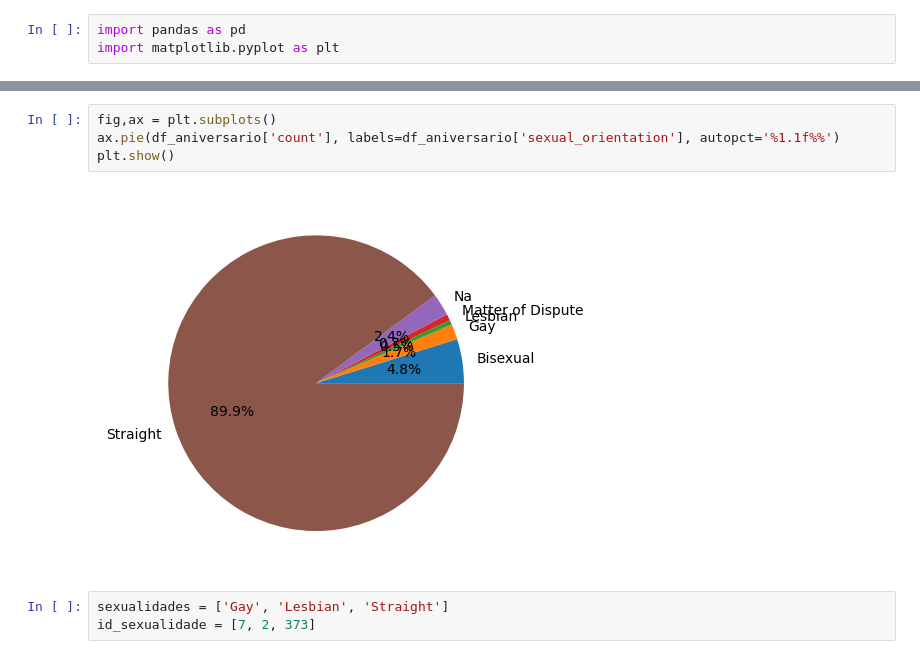
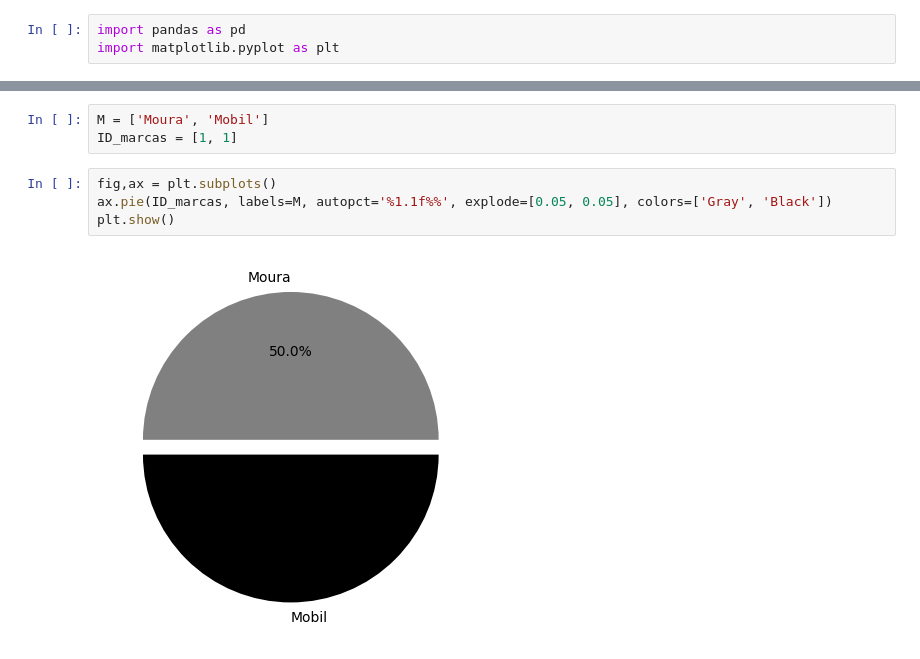
Before and after one commit to NOLASCOrabelo/Curso-e-exerc-cios-para-analise-de-dados-python, a Jupyter notebook: 2.1 - Gráfico de pizza/0201_grafico_de_pizza.ipynb, the cells around one changed output, grey strips where cells are left out. Cells and saved outputs as stored; diff of their text form.

```diff
--- a/2.1 - Gráfico de pizza/0201_grafico_de_pizza.ipynb
+++ b/2.1 - Gráfico de pizza/0201_grafico_de_pizza.ipynb
@@ -29,9 +38,9 @@ df_aniversario
+# %%
+M = ['Moura', 'Mobil']
+ID_marcas = [1, 1]
 # %%
 fig,ax = plt.subplots()
-ax.pie(df_aniversario['count'], labels=df_aniversario['sexual_orientation'], autopct='%1.1f%%')
+ax.pie(ID_marcas, labels=M, autopct='%1.1f%%', explode=[0.05, 0.05], colors=['Gray', 'Black'])
 plt.show()
 # %% [output]
-[figure, old version]
+[figure, new version]
-# %%
-sexualidades = ['Gay', 'Lesbian', 'Straight']
-id_sexualidade = [7, 2, 373]
```
Also changed, not shown: parts of 6 cells of this notebook.
